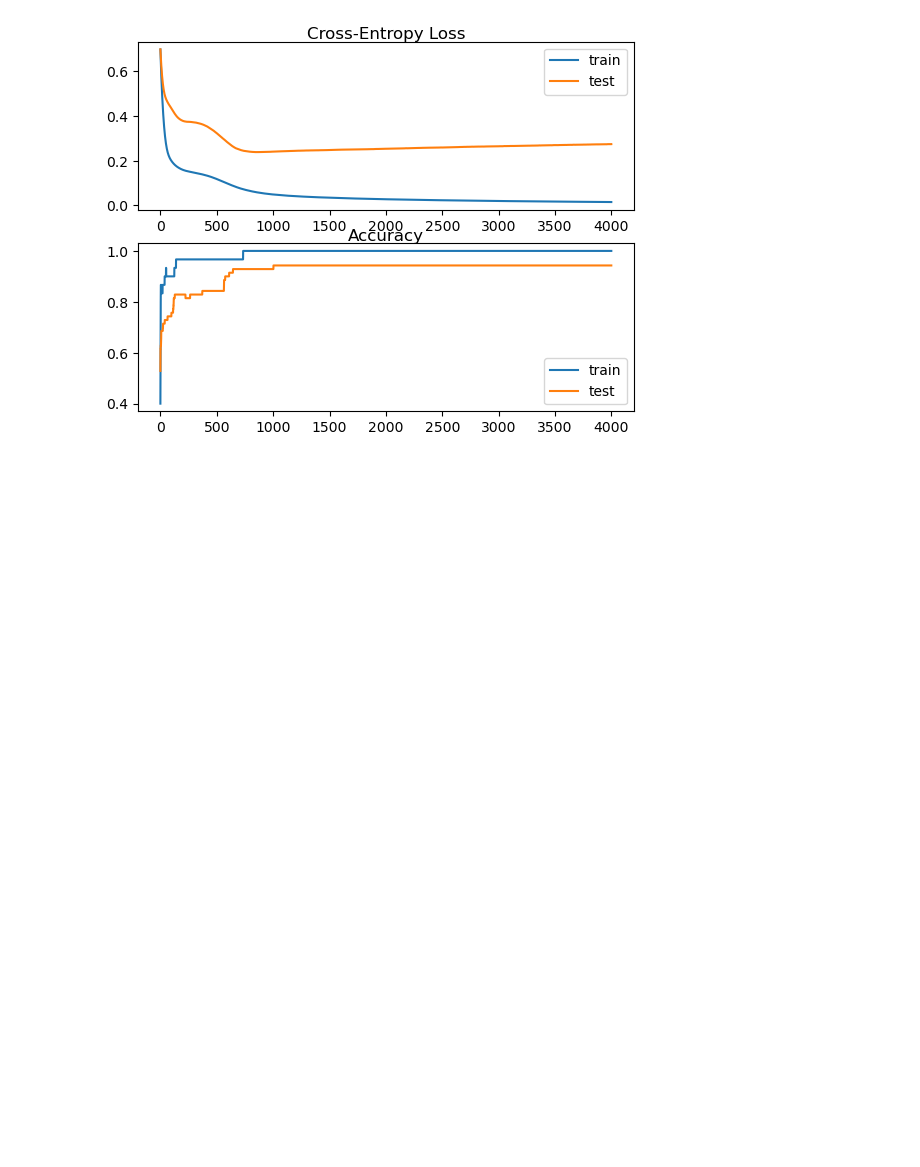
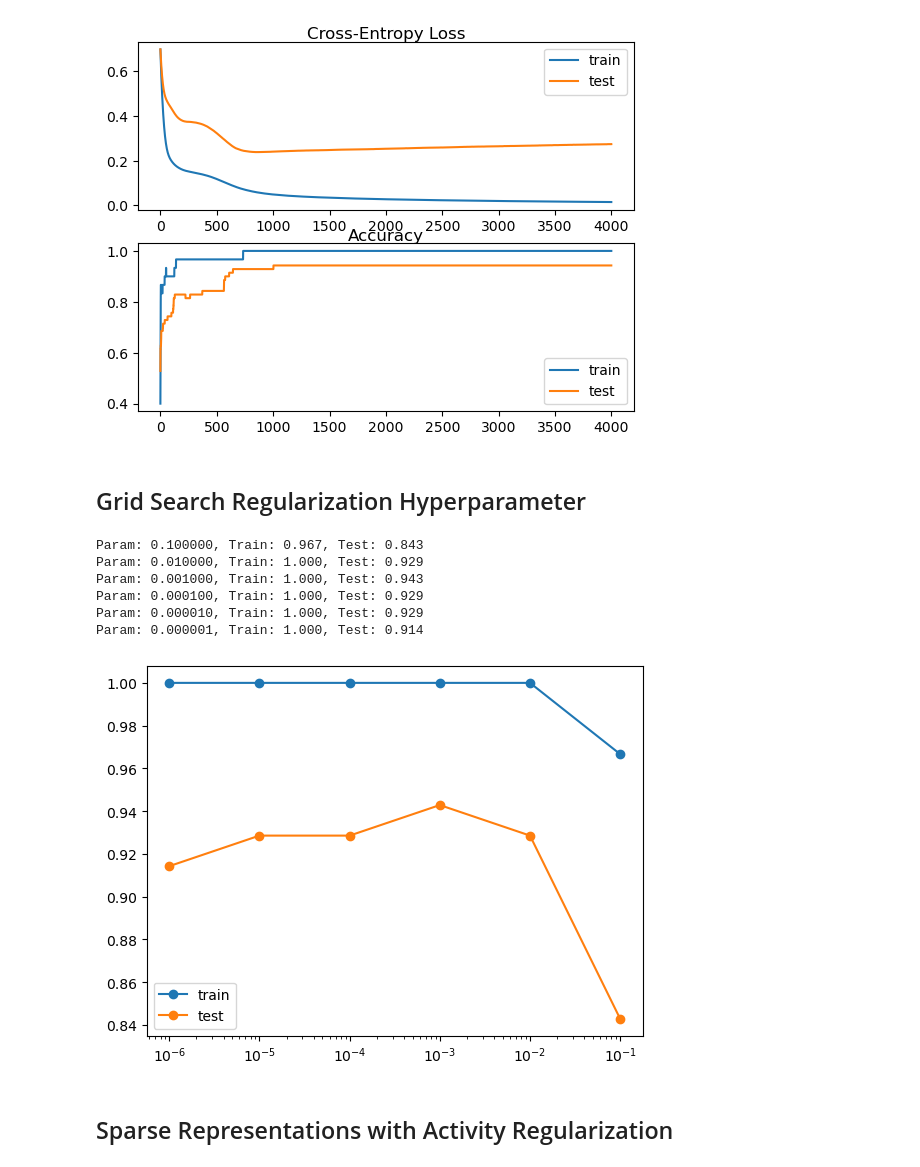
Before and after one commit to MaukanMir/Deep-Learning-Overfitting-Cook-Book, a Jupyter notebook: Better-Generalization.ipynb, the cells around one changed output. Cells and saved outputs as stored; diff of their text form; code cells hidden in the pictures; blank space fills up the shorter version.

Commit message:
Added new models

```diff
--- a/Better-Generalization.ipynb
+++ b/Better-Generalization.ipynb
@@ -92,3 +92,50 @@ pyplot.show()
 # %% [output]
 Train: 1.000, Test: 0.943
 [figure]
+# %% [markdown]
+## Grid Search Regularization Hyperparameter
+# %%
+# grid search regularization values for moons dataset
+from sklearn.datasets import make_moons
+from keras.layers import Dense
+from keras.models import Sequential
+from keras.regularizers import l2
+from matplotlib import pyplot
+# generate 2d classification dataset
+X, y = make_moons(n_samples=100, noise=0.2, random_state=1)
+# split into train and test
+n_train = 30
+trainX, testX = X[:n_train, :], X[n_train:, :]
+trainy, testy = y[:n_train], y[n_train:]
+# grid search values
+values = [1e-1, 1e-2, 1e-3, 1e-4, 1e-5, 1e-6]
+all_train, all_test = list(), list()
+for param in values:
+  # define model
+  model = Sequential()
+  model.add(Dense(500, input_dim=2, activation='relu', kernel_regularizer=l2(param)))
+  model.add(Dense(1, activation='sigmoid'))
+  model.compile(loss='binary_crossentropy', optimizer='adam', metrics=['accuracy'])
+  # fit model
+  model.fit(trainX, trainy, epochs=4000, verbose=0)
+  # evaluate the model
+  _, train_acc = model.evaluate(trainX, trainy, verbose=0)
+  _, test_acc = model.evaluate(testX, testy, verbose=0)
+  print('Param: %f, Train: %.3f, Test: %.3f' % (param, train_acc, test_acc))
+  all_train.append(train_acc)
+  all_test.append(test_acc)
+# plot train and test means
+pyplot.semilogx(values, all_train, label='train', marker='o')
+pyplot.semilogx(values, all_test, label='test', marker='o')
+pyplot.legend()
+pyplot.show()
+# %% [output]
+Param: 0.100000, Train: 0.967, Test: 0.843
+Param: 0.010000, Train: 1.000, Test: 0.929
+Param: 0.001000, Train: 1.000, Test: 0.943
+Param: 0.000100, Train: 1.000, Test: 0.929
+Param: 0.000010, Train: 1.000, Test: 0.929
+Param: 0.000001, Train: 1.000, Test: 0.914
+[figure, added]
+# %% [markdown]
+## Sparse Representations with Activity Regularization
```
